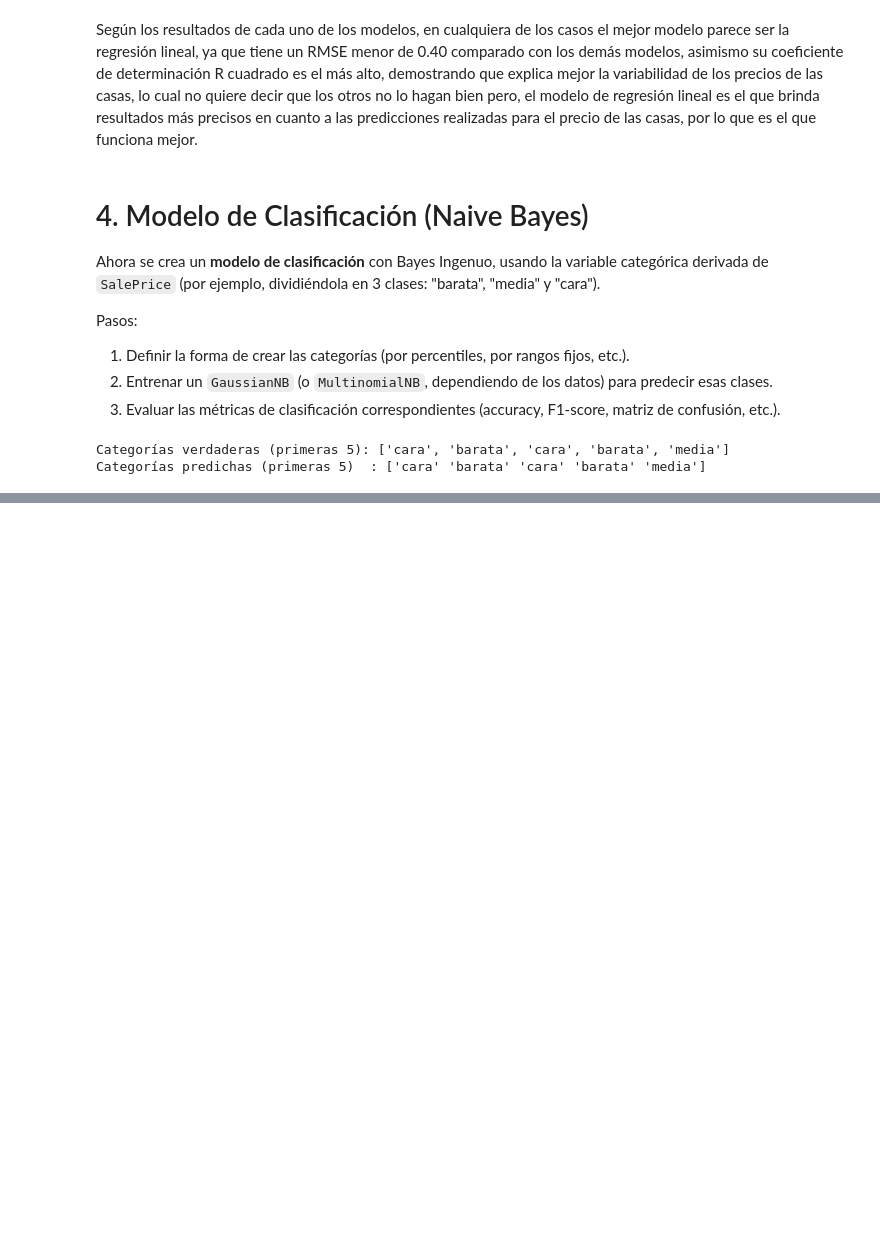
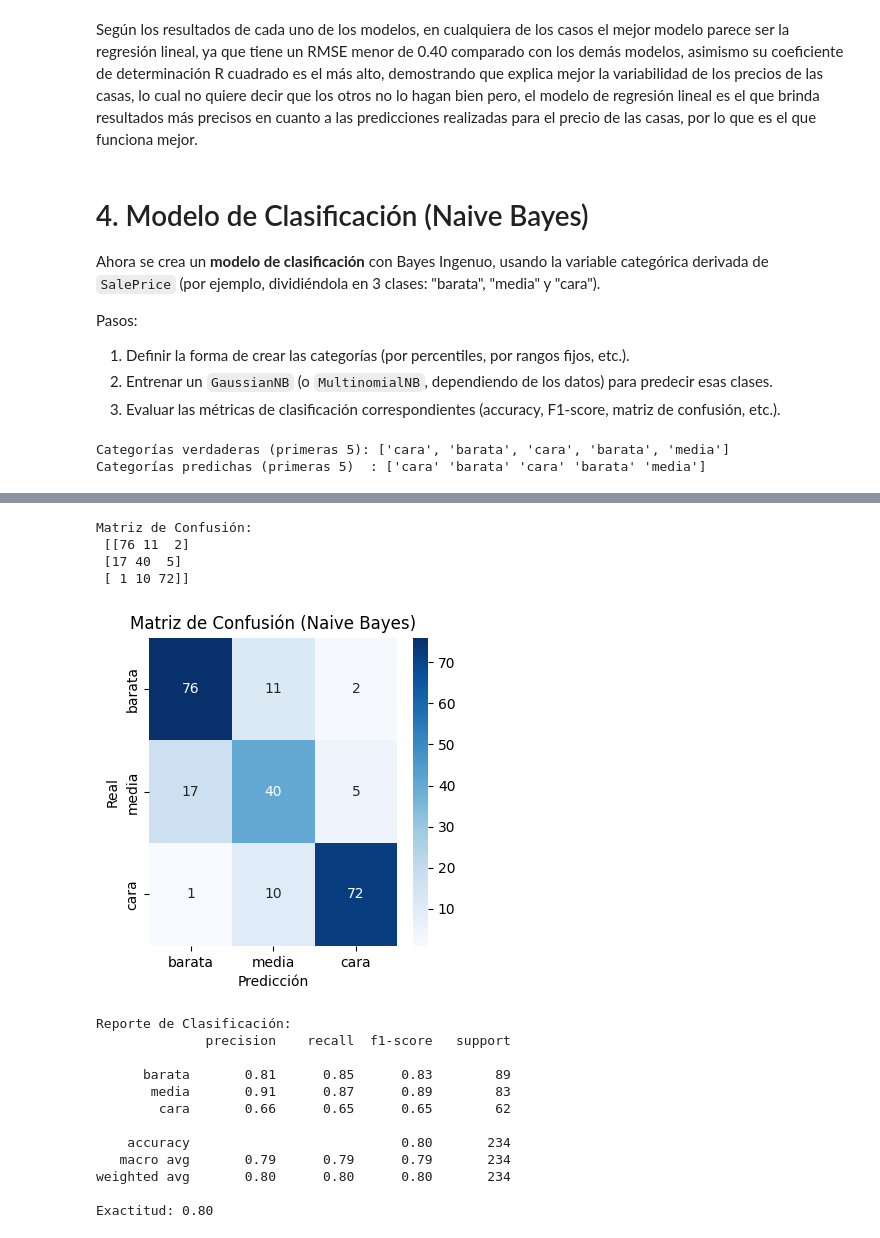
Before and after one commit to HanseLopez99/Naive-Bayes-Data-Mining, a Jupyter notebook: proyecto2.ipynb, the cells around one changed output, grey strips where cells are left out. Drawn from its saved outputs; the diff is of its cells as text; code cells hidden in the pictures; blank space fills up the shorter version.

```diff
--- a/proyecto2.ipynb
+++ b/proyecto2.ipynb
@@ -1472,0 +1456,80 @@ Algunas predicciones (primeras 5):
+# %%
+import numpy as np
+import pandas as pd
+import matplotlib.pyplot as plt
+import seaborn as sns
+from sklearn.model_selection import train_test_split
+from sklearn.naive_bayes import GaussianNB
+from sklearn.metrics import confusion_matrix, classification_report, accuracy_score
+
+# Carga de datos con SalePrice (train_preprocessed.csv):
+data = pd.read_csv("train_preprocessed.csv")
+features = ["OverallQual","GrLivArea","GarageCars","TotalBsmtSF","FullBath","YearBuilt"]
+X = data[features]
+y = data["SalePrice"].values
+
+# Dividir en train / val:
+X_train, X_val, y_train, y_val = train_test_split(X, y, test_size=0.2, random_state=42)
+
+# Definir percentiles en train para categorizar:
+p33 = np.percentile(y_train, 33)
+p66 = np.percentile(y_train, 66)
+
+def categorizar_precio(valor):
+    if valor < p33:
+        return "barata"
+    elif valor < p66:
+        return "media"
+    else:
+        return "cara"
+
+# Clases en train
+y_train_clas = [categorizar_precio(v) for v in y_train]
+
+# Entrenar modelo Naive Bayes (clasificación)
+model_nb_clf = GaussianNB()
+model_nb_clf.fit(X_train, y_train_clas)
+
+# Clases verdaderas en val
+y_val_clas = [categorizar_precio(v) for v in y_val]
+
+# Predicciones
+y_val_pred_clas = model_nb_clf.predict(X_val)
+
+# Matriz de Confusión
+etiquetas = ["barata", "media", "cara"]
+cm = confusion_matrix(y_val_clas, y_val_pred_clas, labels=etiquetas)
+print("Matriz de Confusión:\n", cm)
+
+# Visualización
+plt.figure(figsize=(4,4))
+sns.heatmap(cm, annot=True, cmap="Blues",
+            xticklabels=etiquetas, yticklabels=etiquetas, fmt="d")
+plt.title("Matriz de Confusión (Naive Bayes)")
+plt.xlabel("Predicción")
+plt.ylabel("Real")
+plt.show()
+
+# Reporte de Clasificación
+print("\nReporte de Clasificación:")
+print(classification_report(y_val_clas, y_val_pred_clas, target_names=etiquetas))
+acc = accuracy_score(y_val_clas, y_val_pred_clas)
+print(f"Exactitud: {acc:.2f}")
+# %% [output]
+Matriz de Confusión:
+ [[76 11  2]
+ [17 40  5]
+ [ 1 10 72]]
+[figure, added]
+Reporte de Clasificación:
+              precision    recall  f1-score   support
+
+      barata       0.81      0.85      0.83        89
+       media       0.91      0.87      0.89        83
+        cara       0.66      0.65      0.65        62
+
+    accuracy                           0.80       234
+   macro avg       0.79      0.79      0.79       234
+weighted avg       0.80      0.80      0.80       234
+
+Exactitud: 0.80
```
Also changed, not shown: parts of 5 cells of this notebook.
